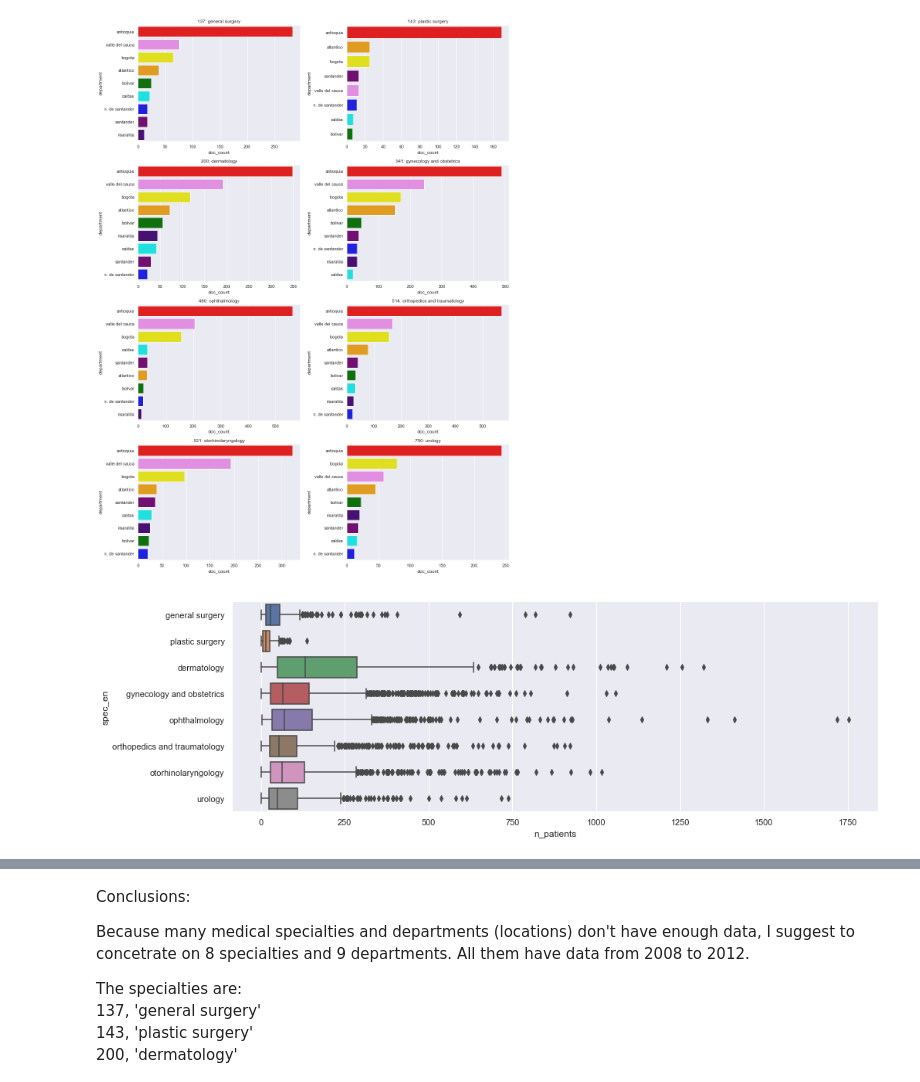
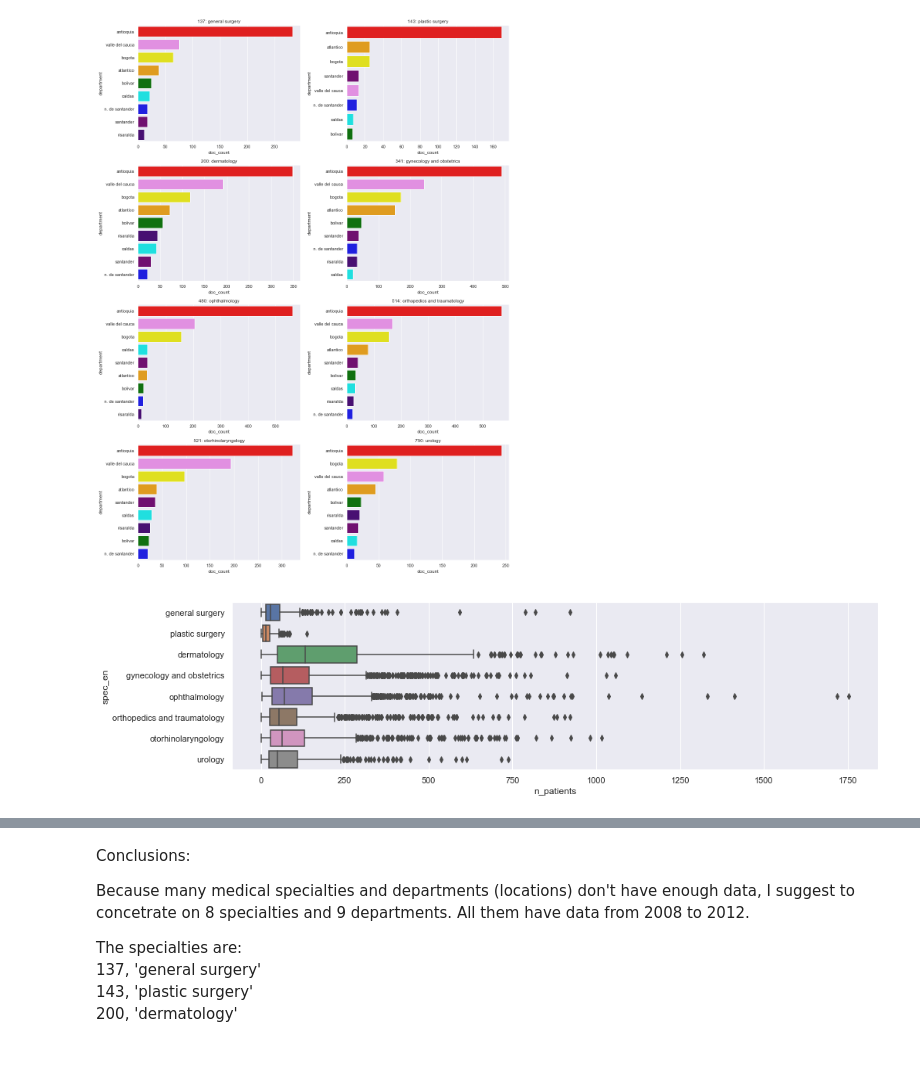
Before and after one commit to tmivanus/Springboard, a Jupyter notebook: Capstone_01/05_first_analyses.ipynb, the cells around one changed output, grey strips where cells are left out. Cells and saved outputs as stored; diff of their text form; code cells hidden in the pictures; blank space fills up the shorter version.

```diff
--- a/Capstone_01/05_first_analyses.ipynb
+++ b/Capstone_01/05_first_analyses.ipynb
@@ -270,25 +314,35 @@ plt.show()
 # %% [output]
 [figure]
 # %%
-_ = plt.figure(1, figsize=(15,5))
+_ = plt.figure(1, figsize=(15,4))
 _ = sns.boxplot(x='n_patients', y='spec_en', data=subpanel, orient='h')
 
-_ = plt.figure(2, figsize=(15,5))
+_ = plt.figure(2, figsize=(15,4))
 _ = sns.boxplot(x='n_visits', y='spec_en', data=subpanel, orient='h')
 
-_ = plt.figure(3, figsize=(15,5))
+_ = plt.figure(3, figsize=(15,4))
 _ = sns.boxplot(x='n_surgeries', y='spec_en', data=subpanel, orient='h')
 
 
-_ = plt.figure(4, figsize=(15,5))
+_ = plt.figure(4, figsize=(15,4))
 _ = sns.boxplot(x='n_patients', y='department', data=subpanel, orient='h')
 
-_ = plt.figure(5, figsize=(15,5))
+_ = plt.figure(5, figsize=(15,4))
 _ = sns.boxplot(x='n_visits', y='department', data=subpanel, orient='h')
 
-_ = plt.figure(6, figsize=(15,5))
+_ = plt.figure(6, figsize=(15,4))
 _ = sns.boxplot(x='n_surgeries', y='department', data=subpanel, orient='h')
 
+
+_ = plt.figure(7, figsize=(15,2))
+_ = sns.boxplot(x='n_patients', y='year', data=subpanel, orient='h')
+
+_ = plt.figure(8, figsize=(15,2))
+_ = sns.boxplot(x='n_visits', y='year', data=subpanel, orient='h')
+
+_ = plt.figure(9, figsize=(15,2))
+_ = sns.boxplot(x='n_surgeries', y='year', data=subpanel, orient='h')
+
 plt.show()
 # %% [output]
-[figure, old version]
+[figure, new version]
```
Also changed, not shown: parts of 7 cells of this notebook.
